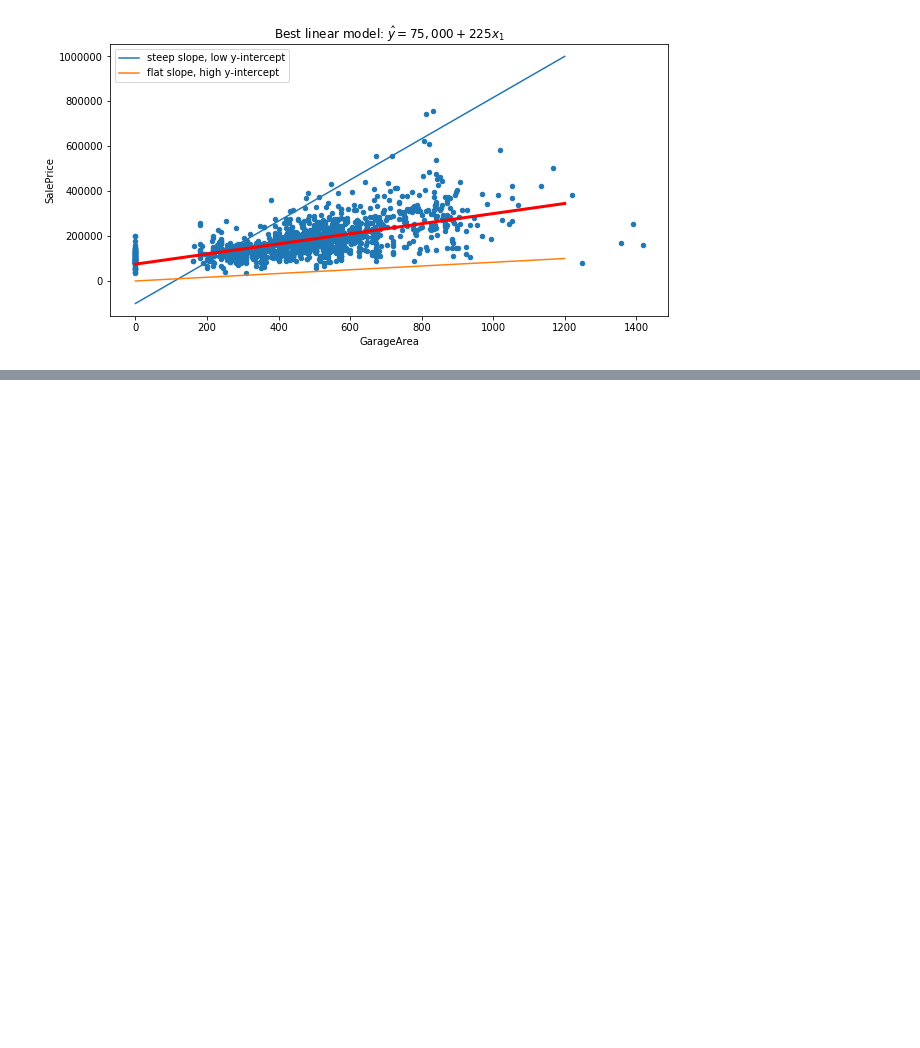
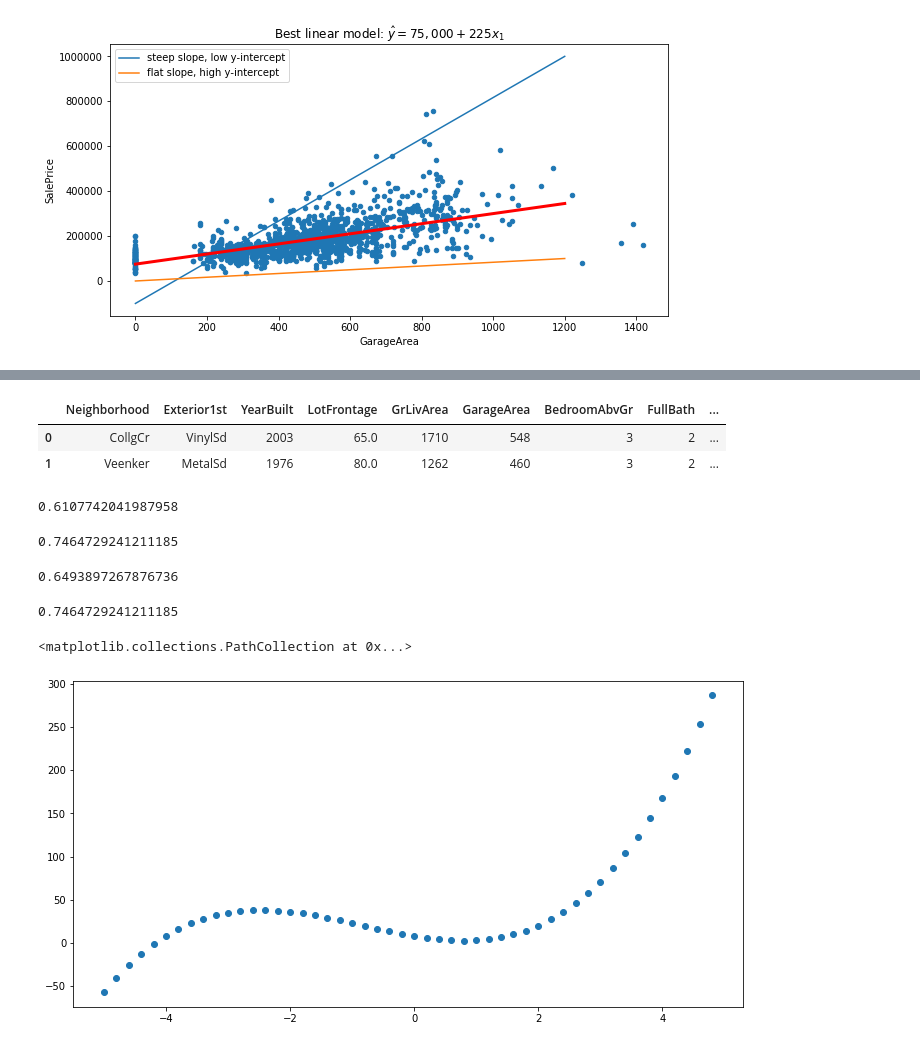
Before and after one commit to btjoshi/hello-world, a Jupyter notebook: Housing_Project/Regression.ipynb, the cells around one changed output, grey strips where cells are left out. Drawn from its saved outputs; the diff is of its cells as text; code cells hidden in the pictures; blank space fills up the shorter version.

```diff
--- a/Housing_Project/Regression.ipynb
+++ b/Housing_Project/Regression.ipynb
@@ -136,0 +185,42 @@ fig2
+# %%
+housing[:2]
+# %% [output]
+|  | Neighborhood | Exterior1st | YearBuilt | LotFrontage | GrLivArea | GarageArea | BedroomAbvGr | FullBath | ... |
+| 0 | CollgCr | VinylSd | 2003 | 65.0 | 1710 | 548 | 3 | 2 | ... |
+| 1 | Veenker | MetalSd | 1976 | 80.0 | 1262 | 460 | 3 | 2 | ... |
+# %%
+X2 = housing[['GrLivArea', 'GarageArea']]
+X3 = housing[['GrLivArea', 'GarageArea', 'BedroomAbvGr']]
+X4 = housing[['GrLivArea', 'GarageArea', 'BedroomAbvGr', 'FullBath']]
+X5 = housing[['GrLivArea', 'GarageArea', 'BedroomAbvGr', 'FullBath', 'OverallQual']]
+lr2 = LinearRegression()
+lr2.fit(X2, y)
+lr2.score(X2, y)
+# %% [output]
+0.6107742041987958
+# %%
+lr3 = LinearRegression()
+lr3.fit(X3, y)
+lr3.score(X3, y)
+# %% [output]
+0.7464729241211185
+# %%
+lr4 = LinearRegression()
+lr4.fit(X4, y)
+lr4.score(X4, y)
+# %% [output]
+0.6493897267876736
+# %%
+lr5 = LinearRegression()
+lr5.fit(X5, y)
+lr5.score(X5, y)
+# %% [output]
+0.7464729241211185
+# %%
+x = np.arange(-5, 5, .2)
+y = 8 - (12 * x) + (5 * x ** 2) + (2 * x ** 3)
+fig, ax = plt.subplots(figsize=(12,6))
+ax.scatter(x, y)
+# %% [output]
+<matplotlib.collections.PathCollection at 0x...>
+[figure, added]
```
Also changed, not shown: parts of 8 cells of this notebook, 1 other file.
